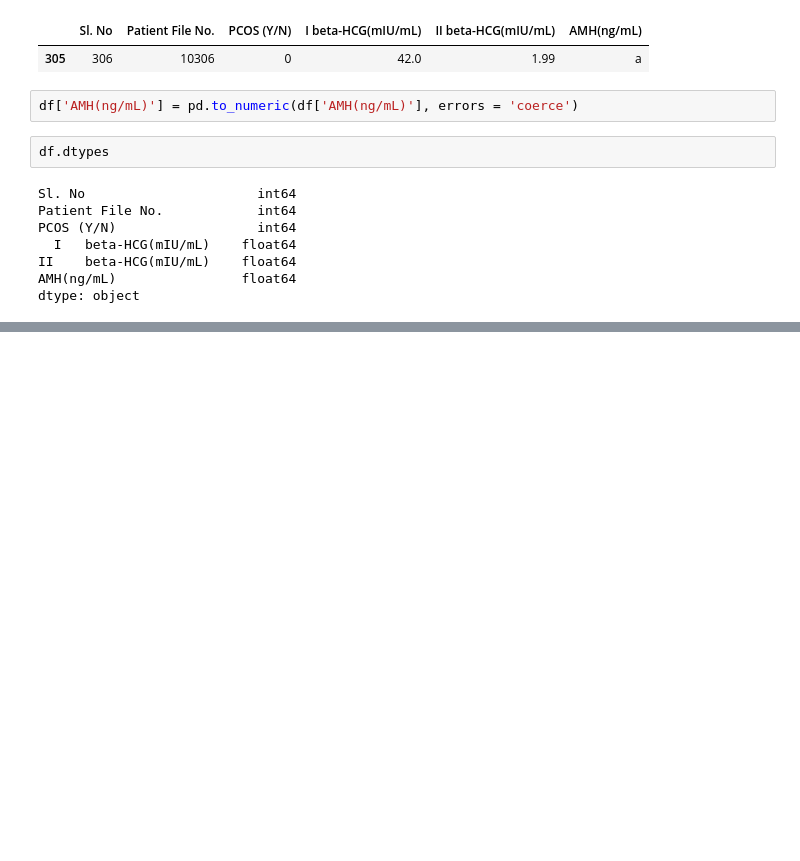
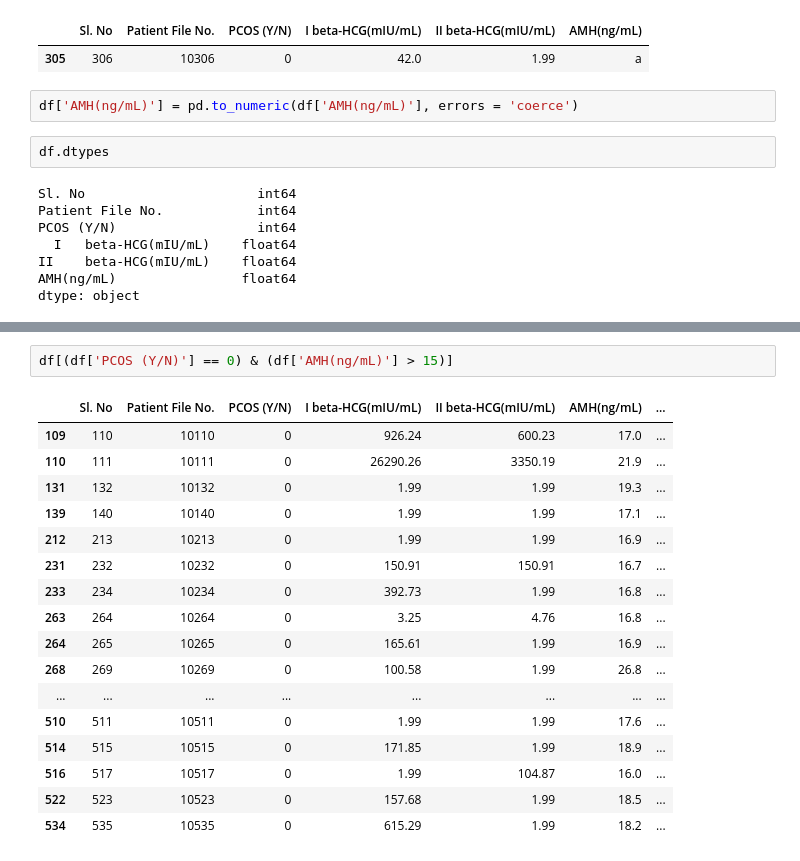
Before and after one commit to Pujakadayat/pcos-detection-ml, a Jupyter notebook: pcos_detection.ipynb, the cells around one changed output, grey strips where cells are left out. Drawn from its saved outputs; the diff is of its cells as text; blank space fills up the shorter version.

```diff
--- a/pcos_detection.ipynb
+++ b/pcos_detection.ipynb
@@ -92,0 +161,20 @@ dtype: object
+# %%
+df[(df['PCOS (Y/N)'] == 0) & (df['AMH(ng/mL)'] > 15)]
+# %% [output]
+|  | Sl. No | Patient File No. | PCOS (Y/N) | I beta-HCG(mIU/mL) | II beta-HCG(mIU/mL) | AMH(ng/mL) | ... |
+| 109 | 110 | 10110 | 0 | 926.24 | 600.23 | 17.0 | ... |
+| 110 | 111 | 10111 | 0 | 26290.26 | 3350.19 | 21.9 | ... |
+| 131 | 132 | 10132 | 0 | 1.99 | 1.99 | 19.3 | ... |
+| 139 | 140 | 10140 | 0 | 1.99 | 1.99 | 17.1 | ... |
+| 212 | 213 | 10213 | 0 | 1.99 | 1.99 | 16.9 | ... |
+| 231 | 232 | 10232 | 0 | 150.91 | 150.91 | 16.7 | ... |
+| 233 | 234 | 10234 | 0 | 392.73 | 1.99 | 16.8 | ... |
+| 263 | 264 | 10264 | 0 | 3.25 | 4.76 | 16.8 | ... |
+| 264 | 265 | 10265 | 0 | 165.61 | 1.99 | 16.9 | ... |
+| 268 | 269 | 10269 | 0 | 100.58 | 1.99 | 26.8 | ... |
+| ... | ... | ... | ... | ... | ... | ... | ... |
+| 510 | 511 | 10511 | 0 | 1.99 | 1.99 | 17.6 | ... |
+| 514 | 515 | 10515 | 0 | 171.85 | 1.99 | 18.9 | ... |
+| 516 | 517 | 10517 | 0 | 1.99 | 104.87 | 16.0 | ... |
+| 522 | 523 | 10523 | 0 | 157.68 | 1.99 | 18.5 | ... |
+| 534 | 535 | 10535 | 0 | 615.29 | 1.99 | 18.2 | ... |
```
Also changed, not shown: parts of 13 cells of this notebook.
